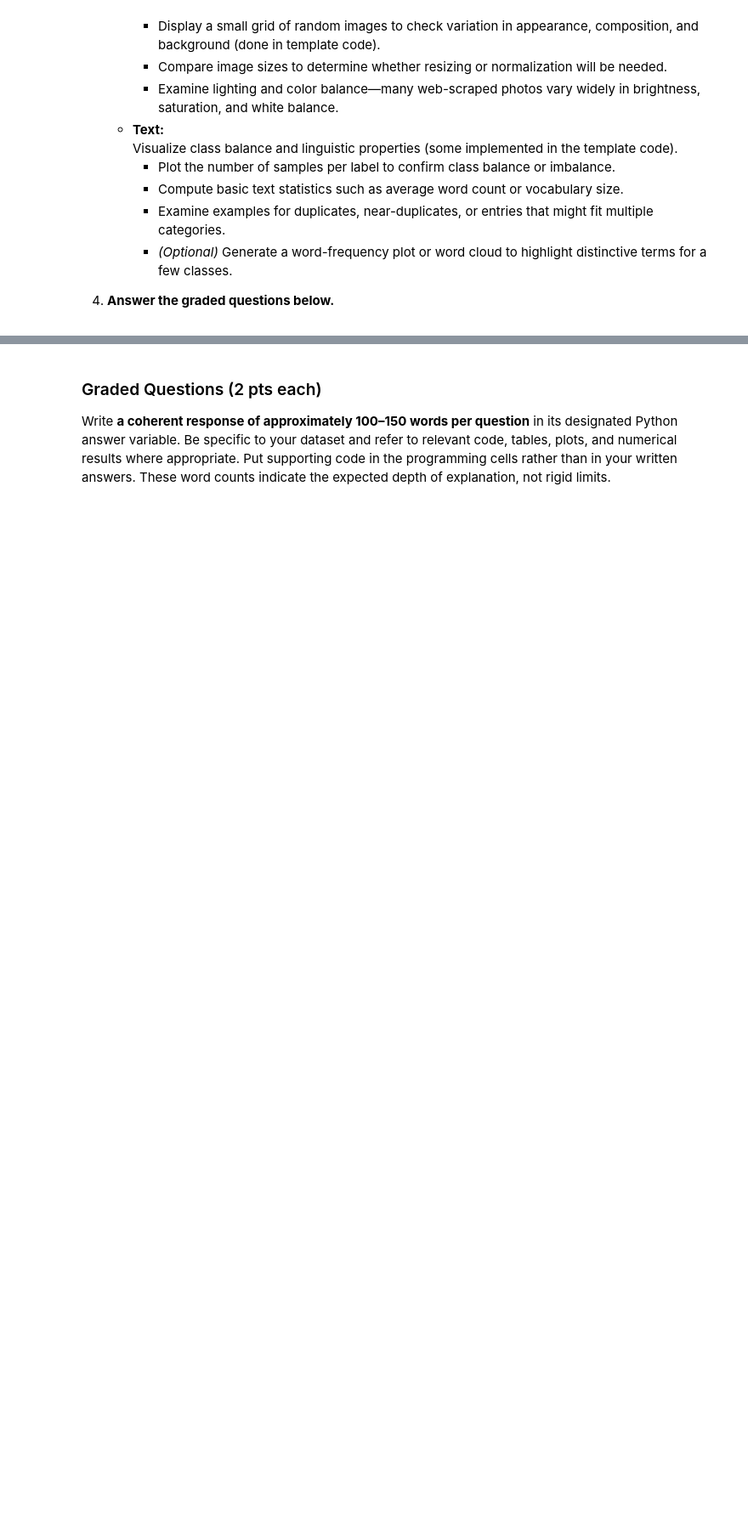
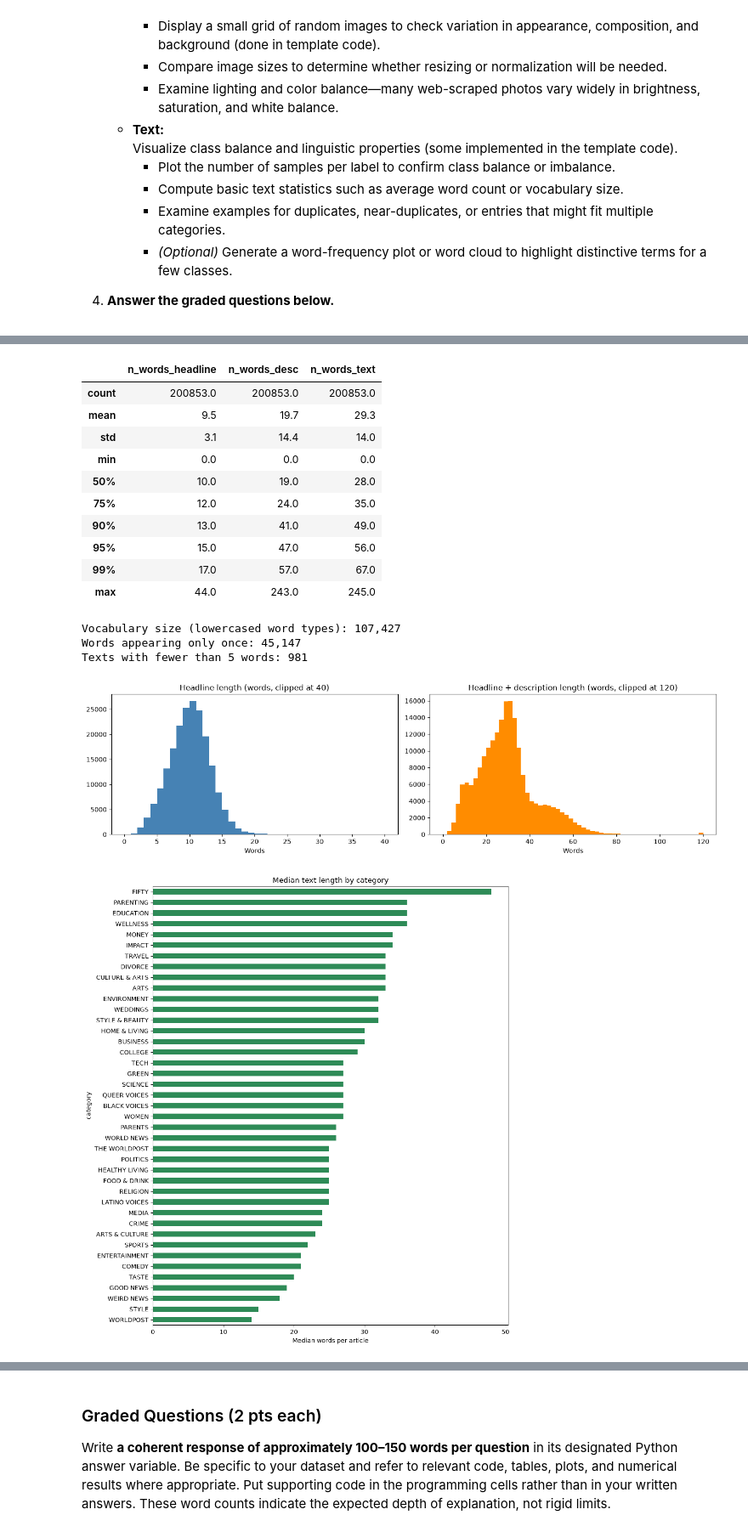
Before and after one commit to g-poklitar/DX703-HW, a Jupyter notebook: Final_Project_Milestone.ipynb, the cells around one changed output, grey strips where cells are left out. Shown at 85% size. Cells and saved outputs as stored; diff of their text form; code cells hidden in the pictures; blank space fills up the shorter version.

```diff
--- a/Final_Project_Milestone.ipynb
+++ b/Final_Project_Milestone.ipynb
@@ -276,0 +368,45 @@ By the end of this milestone notebook, you should be able to explain what makes
+# %%
+df_raw["n_words_headline"] = df_raw["headline"].str.split().str.len()
+df_raw["n_words_desc"] = df_raw["short_description"].str.split().str.len()
+df_raw["n_words_text"] = df_raw["n_words_headline"] + df_raw["n_words_desc"]
+display(df_raw[["n_words_headline", "n_words_desc", "n_words_text"]]
+        .describe(percentiles=[.5, .75, .9, .95, .99]).round(1))
+
+word_counts = Counter(w for t in df_raw["text"].str.lower() for w in re.findall(r"[a-z0-9']+", t) if w != "sep")
+print("Vocabulary size (lowercased word types):", f"{len(word_counts):,}")
+print("Words appearing only once:", f"{sum(1 for c in word_counts.values() if c == 1):,}")
+print("Texts with fewer than 5 words:", int((df_raw["n_words_text"] < 5).sum()))
+
+fig, axes = plt.subplots(1, 2, figsize=(14, 4))
+axes[0].hist(df_raw["n_words_headline"].clip(upper=40), bins=40, color="steelblue")
+axes[0].set_title("Headline length (words, clipped at 40)")
+axes[0].set_xlabel("Words")
+axes[1].hist(df_raw["n_words_text"].clip(upper=120), bins=60, color="darkorange")
+axes[1].set_title("Headline + description length (words, clipped at 120)")
+axes[1].set_xlabel("Words")
+plt.tight_layout()
+plt.show()
+
+fig, ax = plt.subplots(figsize=(10, 11))
+df_raw.groupby("category")["n_words_text"].median().sort_values().plot.barh(ax=ax, color="seagreen")
+ax.set_xlabel("Median words per article")
+ax.set_title("Median text length by category")
+plt.tight_layout()
+plt.show()
+# %% [output]
+|  | n_words_headline | n_words_desc | n_words_text |
+| count | 200853.0 | 200853.0 | 200853.0 |
+| mean | 9.5 | 19.7 | 29.3 |
+| std | 3.1 | 14.4 | 14.0 |
+| min | 0.0 | 0.0 | 0.0 |
+| 50% | 10.0 | 19.0 | 28.0 |
+| 75% | 12.0 | 24.0 | 35.0 |
+| 90% | 13.0 | 41.0 | 49.0 |
+| 95% | 15.0 | 47.0 | 56.0 |
+| 99% | 17.0 | 57.0 | 67.0 |
+| max | 44.0 | 243.0 | 245.0 |
+Vocabulary size (lowercased word types): 107,427
+Words appearing only once: 45,147
+Texts with fewer than 5 words: 981
+[figure, added]
+[figure, added]
```
Also changed, not shown: parts of 46 cells of this notebook, 10 other files.
